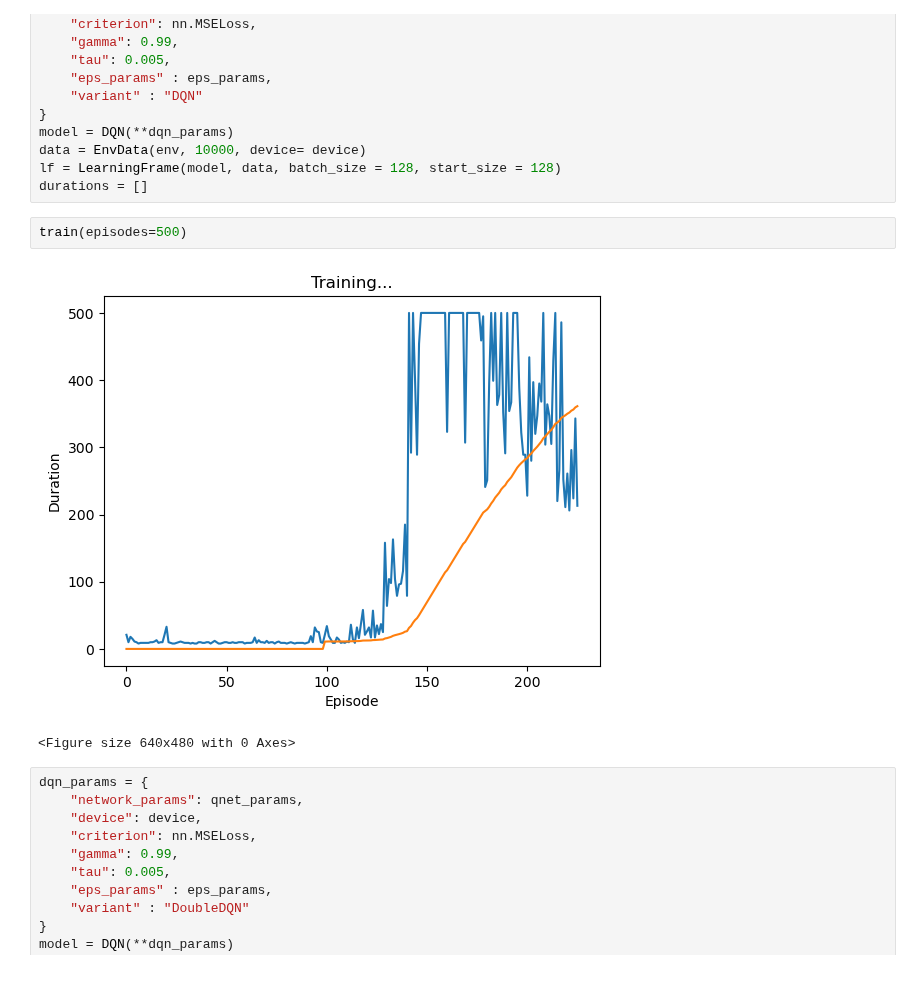
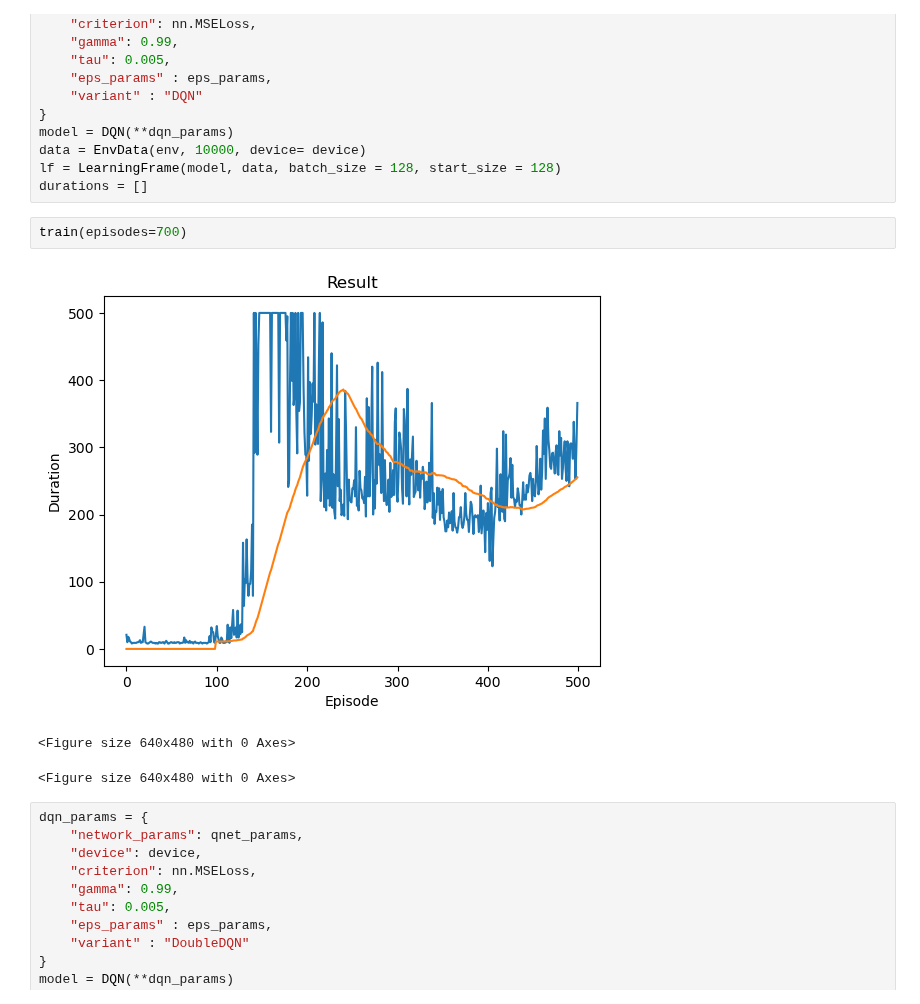
Before and after one commit to bcozmen/deeppy, a Jupyter notebook: example.ipynb, the cells around one changed output. Saved outputs shown, nothing was run; the diff lists cells and outputs as text.

```diff
--- a/example.ipynb
+++ b/example.ipynb
@@ -124,10 +124,11 @@ data = EnvData(env, 10000, device= device)
 lf = LearningFrame(model, data, batch_size = 128, start_size = 128)
 durations = []
 # %%
-train(episodes=500)
+train(episodes=700)
 # %% [output]
-[figure, old version]
+[figure, new version]
 <Figure size 640x480 with 0 Axes>
+<Figure size 640x480 with 0 Axes>
 # %%
 dqn_params = {
     "network_params": qnet_params,
```
Also changed, not shown: parts of 2 cells of this notebook, 1 other file.
